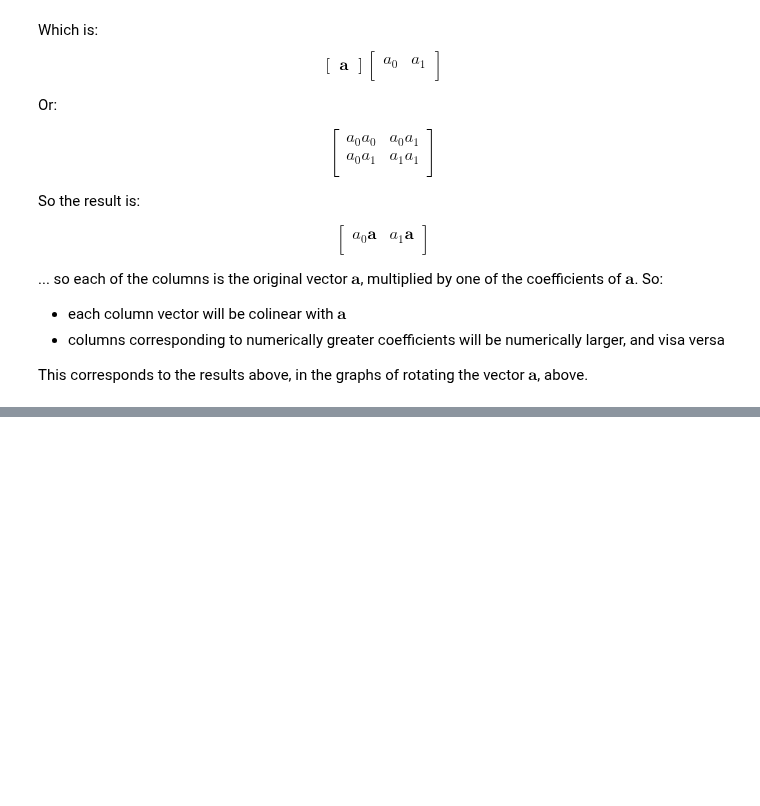
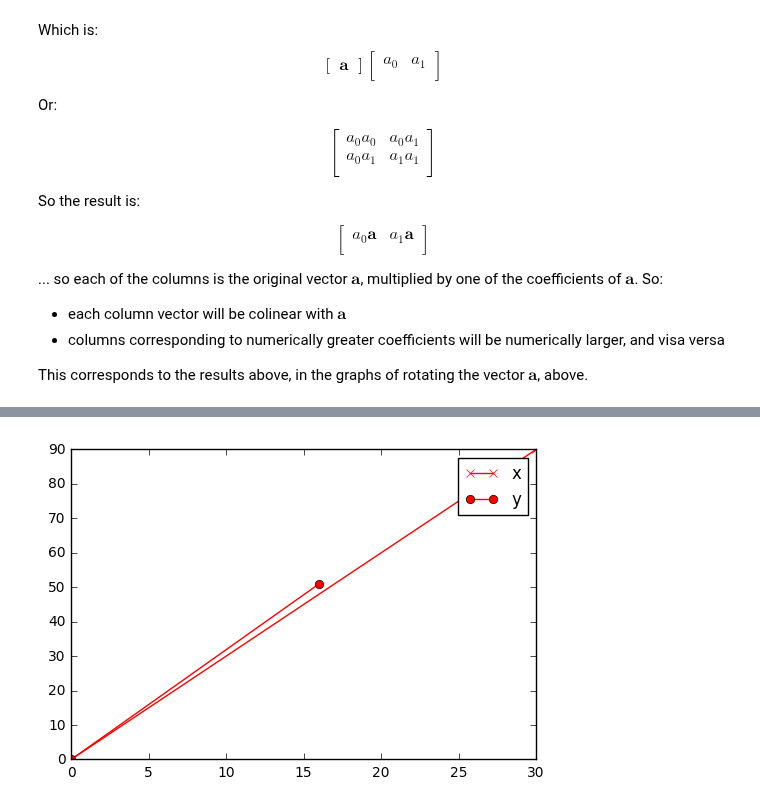
Before and after one commit to hughperkins/selfstudy-IBP, a Jupyter notebook: play_likelihood.ipynb, the cells around one changed output, grey strips where cells are left out. Saved outputs shown, nothing was run; the diff lists cells and outputs as text; code cells hidden in the pictures; blank space fills up the shorter version.

```diff
--- a/play_likelihood.ipynb
+++ b/play_likelihood.ipynb
@@ -443,0 +486,9 @@ This corresponds to the results above, in the graphs of rotating the vector $\ma
+# %%
+yv = np.array([16, 51])
+
+plot_vector(zerov, xv, 'r-x', label='x')
+plot_vector(zerov, yv, 'r-o', label='y')
+plt.legend()
+plt.show()
+# %% [output]
+[figure, added]
```
Also changed, not shown: parts of 7 cells of this notebook, 3 other files.
